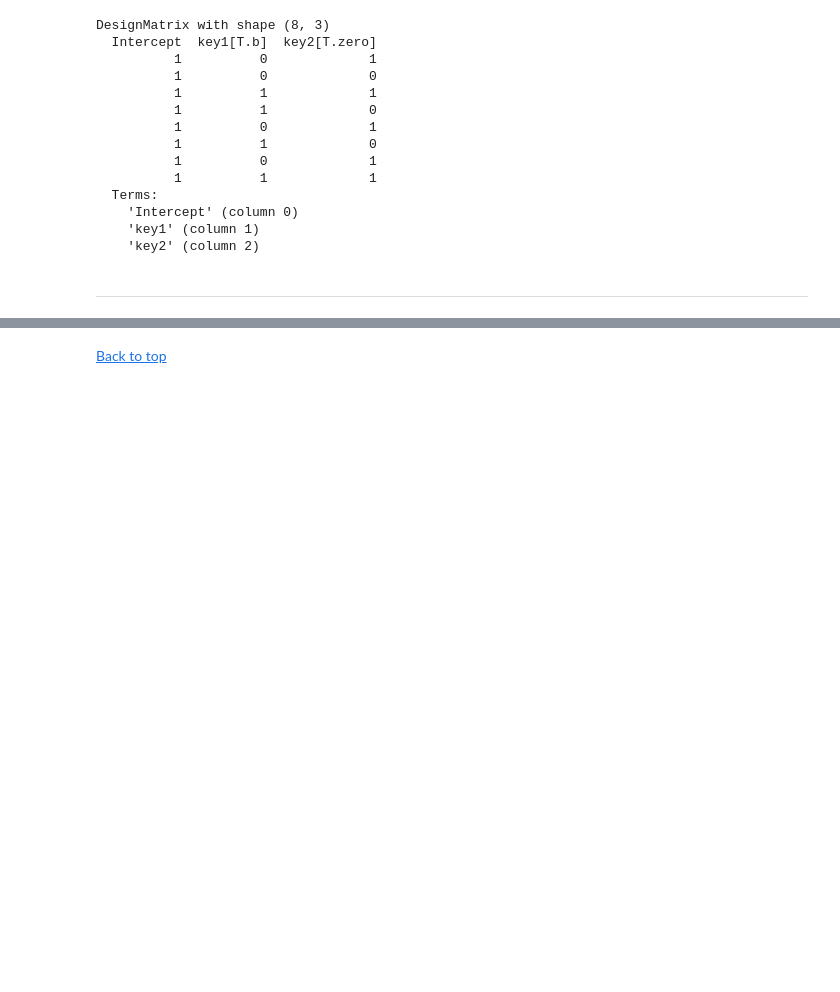
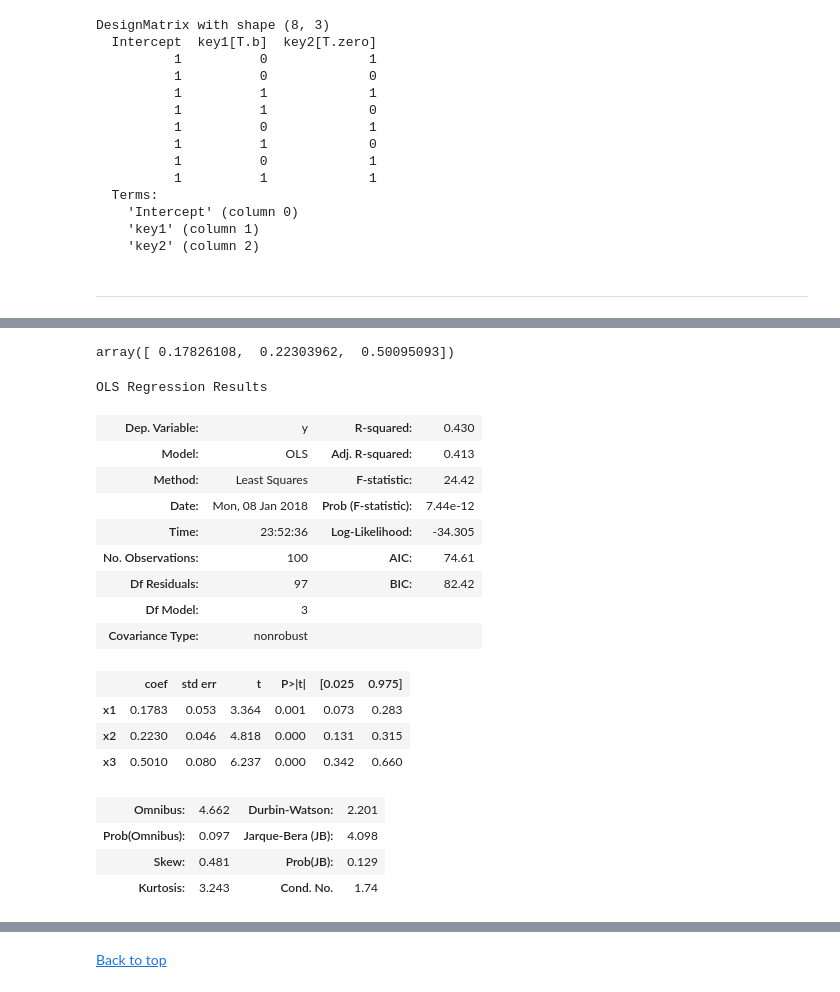
Before and after one commit to mikelhsia/Python, a Jupyter notebook: numpyPractice/pythonDataAnalysisChap13.ipynb, the cells around one changed output, grey strips where cells are left out. Cells and saved outputs as stored; diff of their text form; code cells hidden in the pictures; blank space fills up the shorter version.

```diff
--- a/numpyPractice/pythonDataAnalysisChap13.ipynb
+++ b/numpyPractice/pythonDataAnalysisChap13.ipynb
@@ -360,0 +382,20 @@ DesignMatrix with shape (8, 3)
+# %%
+def dnorm(mean, variance, size=1):
+    if isinstance(size, int):
+        size = size
+    return mean + np.sqrt(variance) * np.random.randn(size)
+
+# for reproducibility
+np.random.seed(12345)
+
+N = 100
+X = np.c_[dnorm(0, 0.4, size=N),
+          dnorm(0, 0.6, size=N),
+          dnorm(0, 0.2, size=N)]
+
+eps = dnorm(0, 0.1, size=N)
+beta = [0.1, 0.3, 0.5]
+
+y = np.dot(X, beta) + eps
+
+X[:5]
@@ -360,0 +408,3 @@ DesignMatrix with shape (8, 3)
+# %%
+X_model = sm.add_constant(X)
+X_model
@@ -360,0 +429,29 @@ DesignMatrix with shape (8, 3)
+# %%
+model = sm.OLS(y, X)
+results = model.fit()
+
+results.params
+# %% [output]
+array([ 0.17826108,  0.22303962,  0.50095093])
+# %%
+# The summary method on results can print a model detailing diagnostic output of the model:
+results.summary()
+# %% [output]
+OLS Regression Results
+| Dep. Variable: | y | R-squared: | 0.430 |
+| Model: | OLS | Adj. R-squared: | 0.413 |
+| Method: | Least Squares | F-statistic: | 24.42 |
+| Date: | Mon, 08 Jan 2018 | Prob (F-statistic): | 7.44e-12 |
+| Time: | 23:52:36 | Log-Likelihood: | -34.305 |
+| No. Observations: | 100 | AIC: | 74.61 |
+| Df Residuals: | 97 | BIC: | 82.42 |
+| Df Model: | 3 |  |  |
+| Covariance Type: | nonrobust |  |  |
+|  | coef | std err | t | P>|t| | [0.025 | 0.975] |
+| x1 | 0.1783 | 0.053 | 3.364 | 0.001 | 0.073 | 0.283 |
+| x2 | 0.2230 | 0.046 | 4.818 | 0.000 | 0.131 | 0.315 |
+| x3 | 0.5010 | 0.080 | 6.237 | 0.000 | 0.342 | 0.660 |
+| Omnibus: | 4.662 | Durbin-Watson: | 2.201 |
+| Prob(Omnibus): | 0.097 | Jarque-Bera (JB): | 4.098 |
+| Skew: | 0.481 | Prob(JB): | 0.129 |
+| Kurtosis: | 3.243 | Cond. No. | 1.74 |
```
Also changed, not shown: parts of 13 cells of this notebook.
